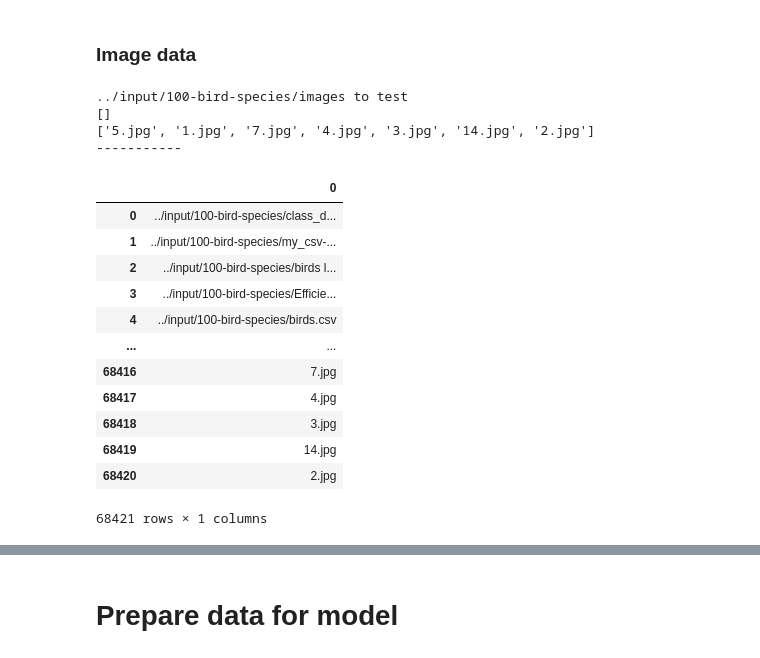
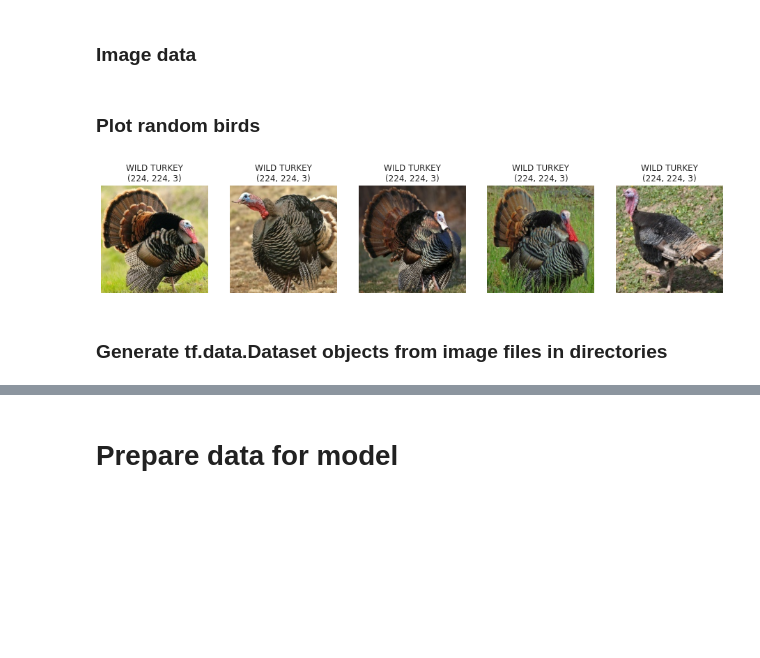
Before and after one commit to wagerc97/bird-image-recognition, a Jupyter notebook: bird-species-group-project.ipynb, the cells around one changed output, grey strips where cells are left out. Drawn from its saved outputs; the diff is of its cells as text; code cells hidden in the pictures; blank space fills up the shorter version.

Commit message:
Kaggle Notebook | Bird Species - Group Project | Version 10

```diff
--- a/bird-species-group-project.ipynb
+++ b/bird-species-group-project.ipynb
@@ -118,7 +130,7 @@ testpath = "../input/100-bird-species/test"
 pretest_path = "../input/100-bird-species/images to test"
 paths = [pretest_path, trainpath, validpath, testpath]
 # %%
-def importTestImages(path):
+"""def importImagesTest(path):
     images = []
 
     # Iterate over all files and subfolders
@@ -134,23 +146,5 @@ def importTestImages(path):
 
     return pd.DataFrame(files)
 
-test_images_df = importTestImages(pretest_path)
-test_images_df
+test_images_df = importImagesTest(pretest_path)
+test_images_df""";
-# %% [output]
-../input/100-bird-species/images to test
-[]
-['5.jpg', '1.jpg', '7.jpg', '4.jpg', '3.jpg', '14.jpg', '2.jpg']
------------
-|  | 0 |
-| 0 | ../input/100-bird-species/class_d... |
-| 1 | ../input/100-bird-species/my_csv-... |
-| 2 | ../input/100-bird-species/birds l... |
-| 3 | ../input/100-bird-species/Efficie... |
-| 4 | ../input/100-bird-species/birds.csv |
-| ... | ... |
-| 68416 | 7.jpg |
-| 68417 | 4.jpg |
-| 68418 | 3.jpg |
-| 68419 | 14.jpg |
-| 68420 | 2.jpg |
-68421 rows × 1 columns
@@ -156,0 +180,26 @@ test_images_df
+# %% [markdown]
+### Plot random birds
+# %%
+def plot_random_bird(path):
+    """
+    takes the directory as input and prints 5 random images from the randomly choosen class.
+    """
+    target_class = random.choice(os.listdir(path))
+    target_folder = os.path.join(path,target_class)
+    random_image = random.sample(os.listdir(target_folder),5)
+
+    plt.figure(figsize=(16,5))
+    for i in range(5):
+
+        plt.subplot(1,5,i+1)
+        img = tf.io.read_file(os.path.join(target_folder,random_image[i]))
+        img = tf.io.decode_image(img)
+        plt.imshow(img)
+        plt.title(f'{target_class}\n{img.shape}')
+        plt.axis(False)
+# %%
+plot_random_bird(validpath)
+# %% [output]
+[figure, added]
+# %% [markdown]
+### Generate tf.data.Dataset objects from image files in directories
```
Also changed, not shown: parts of 7 cells of this notebook.
